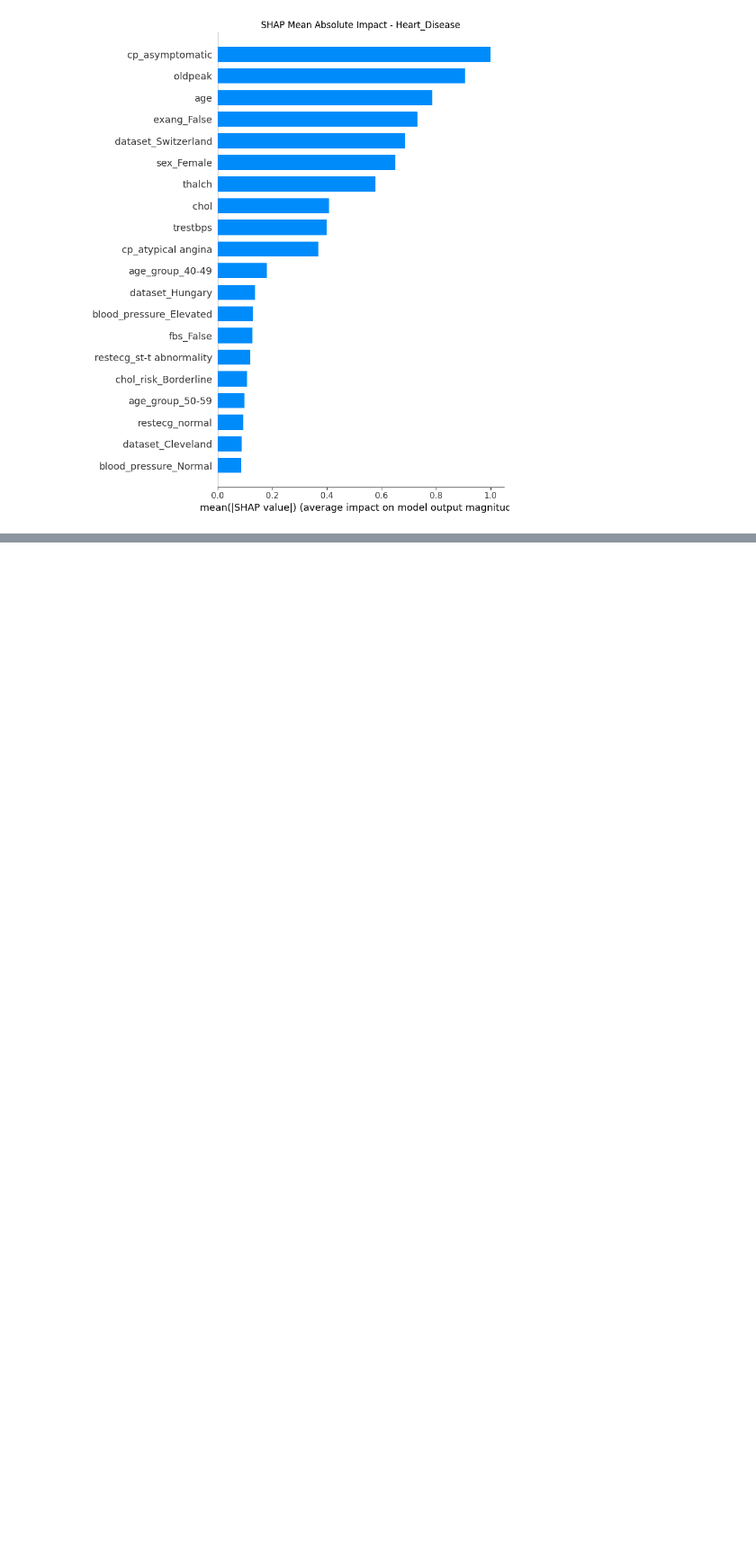
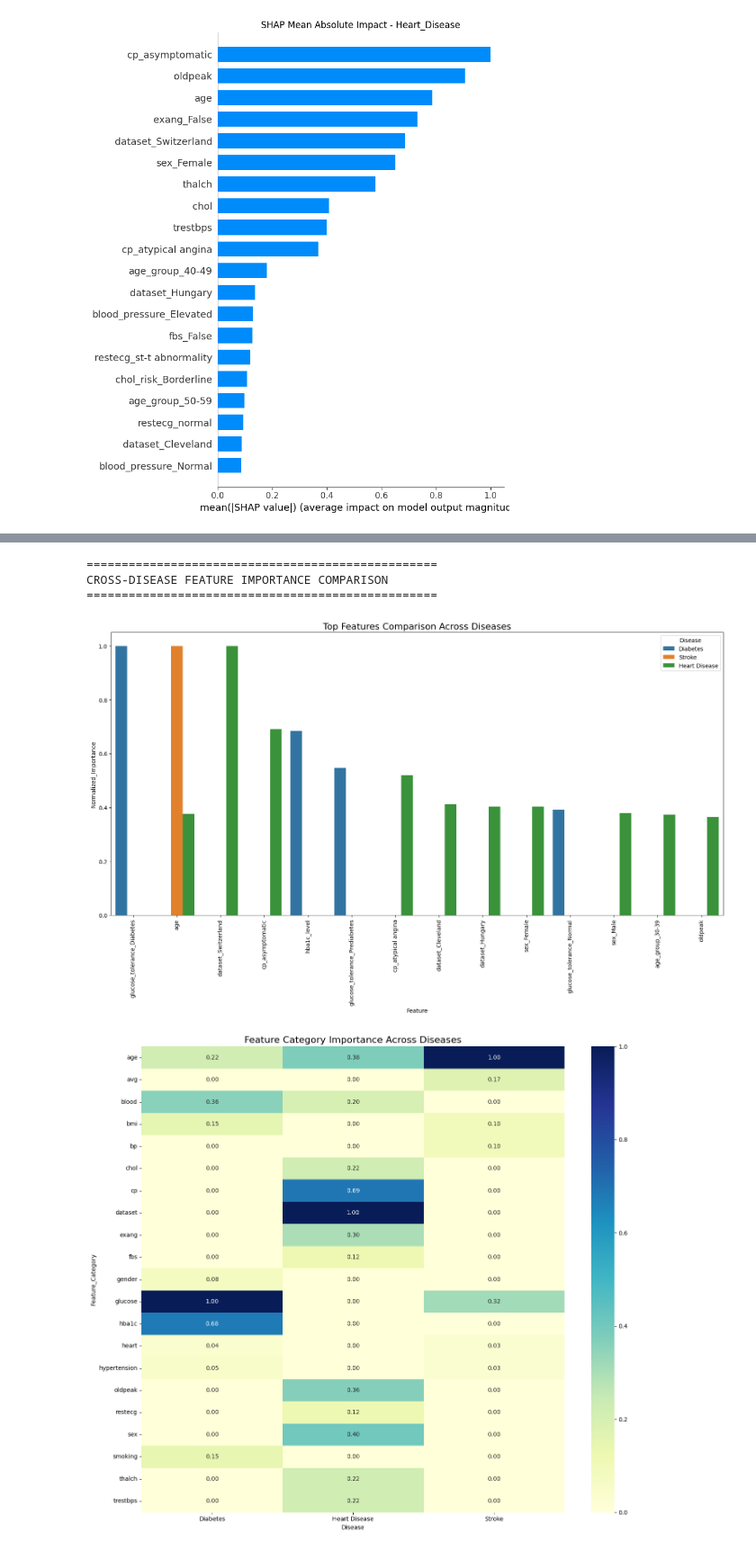
Before and after one commit to TiffanyPanchum/COMP-3608---PROJECT, a Jupyter notebook: notebooks/Feature_Analysis.ipynb, the cells around one changed output, grey strips where cells are left out. Shown at 90% size. Saved outputs shown, nothing was run; the diff lists cells and outputs as text; code cells hidden in the pictures; blank space fills up the shorter version.

Commit message:
Ccomparing feature importance across all three diseases

```diff
--- a/notebooks/Feature_Analysis.ipynb
+++ b/notebooks/Feature_Analysis.ipynb
@@ -495,0 +508,15 @@ for i, (feature, importance) in enumerate(heart_sorted_imp[:10]):
+# %%
+# Now compare feature importance across all three diseases
+print("\n" + "="*50)
+print("CROSS-DISEASE FEATURE IMPORTANCE COMPARISON")
+print("="*50)
+
+comparison_df, common_factors, unique_factors = compare_feature_importance(
+    diabetes_sorted_imp, stroke_sorted_imp, heart_sorted_imp
+)
+# %% [output]
+==================================================
+CROSS-DISEASE FEATURE IMPORTANCE COMPARISON
+==================================================
+[figure, added]
+[figure, added]
```
Also changed, not shown: parts of 1 cell of this notebook, 2 other files.
